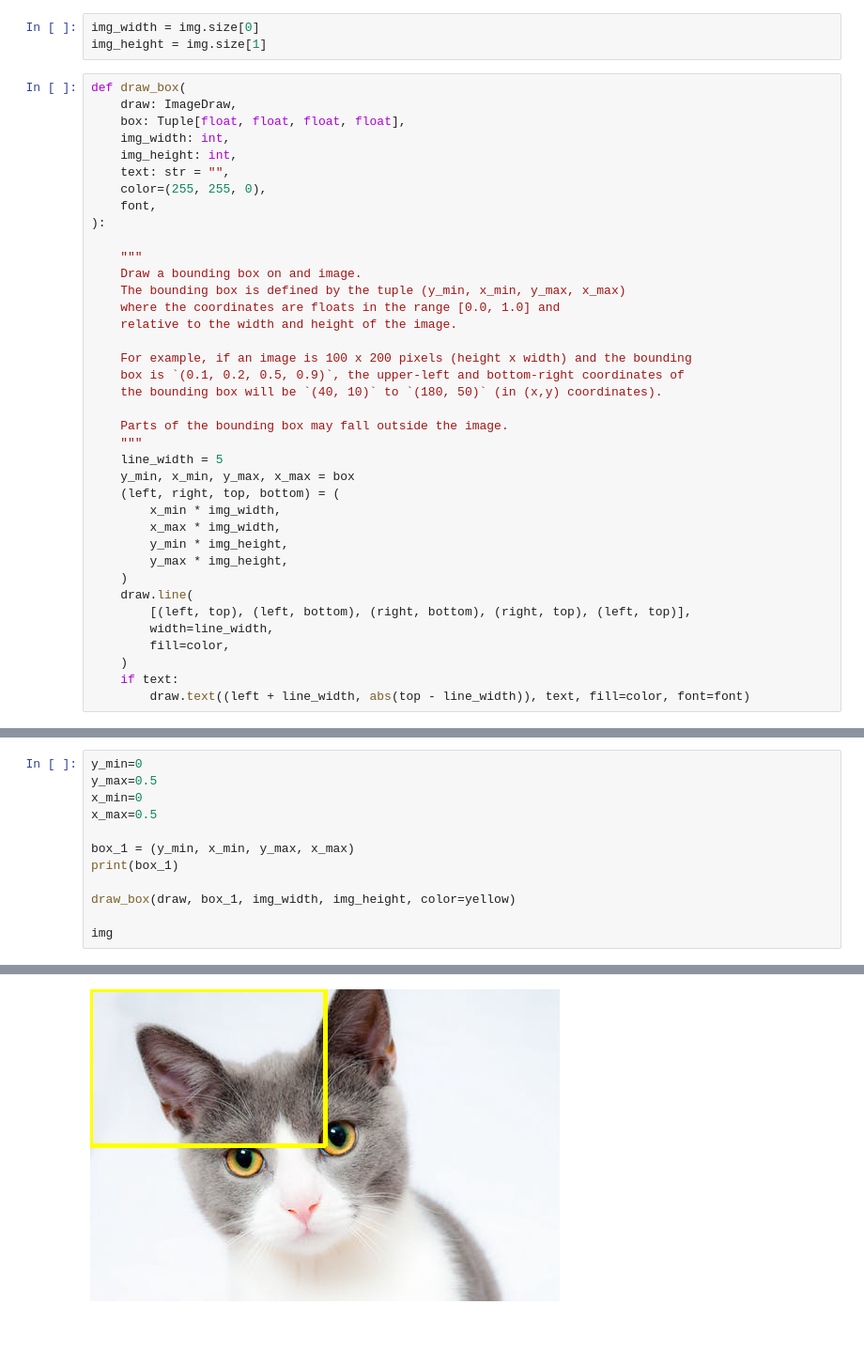
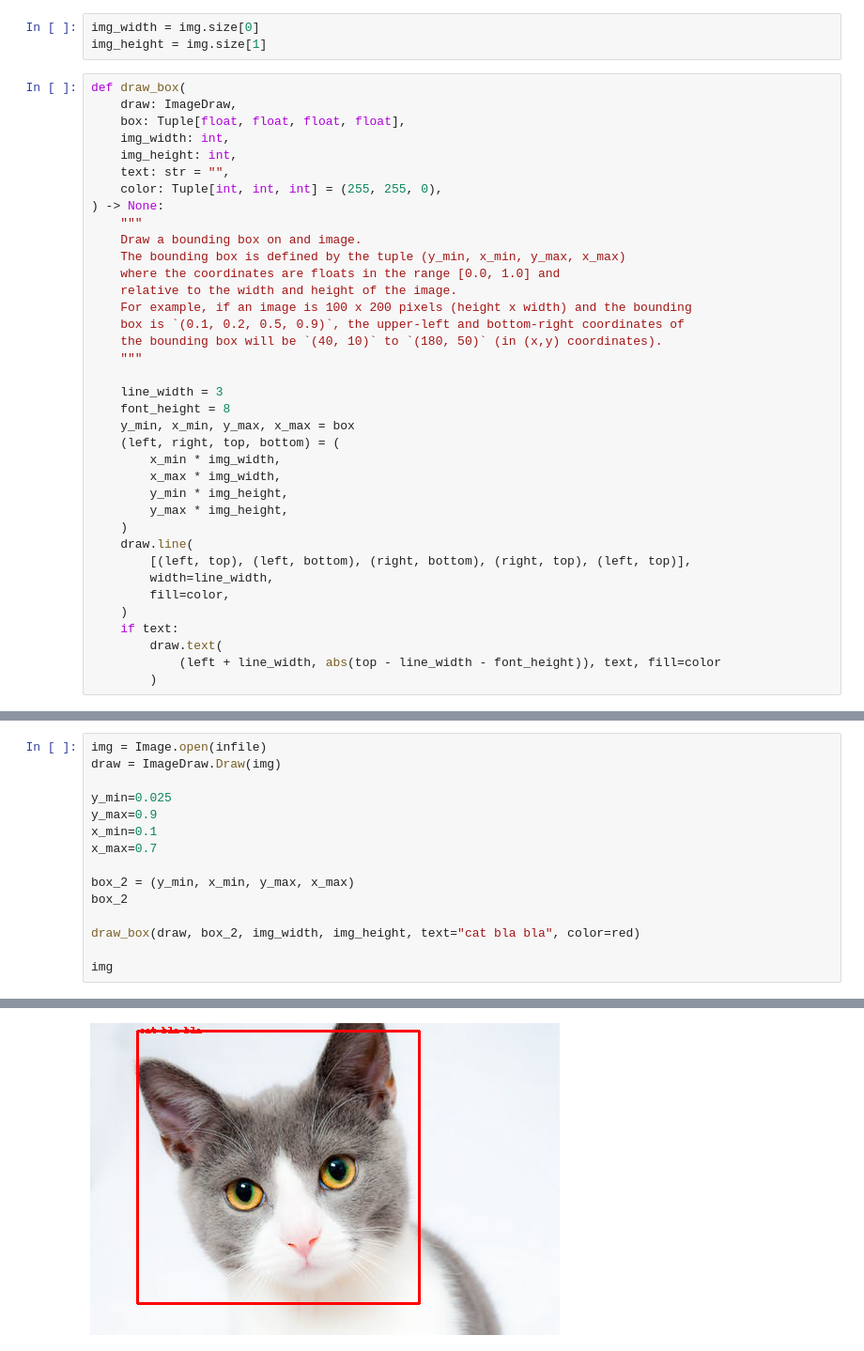
Before and after one commit to robmarkcole/Useful-python, a Jupyter notebook: Pillow/draw_box.ipynb, the cells around one changed output, grey strips where cells are left out. Shown at 94% size. Cells and saved outputs as stored; diff of their text form.

```diff
--- a/Pillow/draw_box.ipynb
+++ b/Pillow/draw_box.ipynb
@@ -28,23 +28,20 @@ def draw_box(
     img_width: int,
     img_height: int,
     text: str = "",
-    color=(255, 255, 0),
-    font,
-):
-
+    color: Tuple[int, int, int] = (255, 255, 0),
+) -> None:
     """
     Draw a bounding box on and image.
     The bounding box is defined by the tuple (y_min, x_min, y_max, x_max)
     where the coordinates are floats in the range [0.0, 1.0] and
     relative to the width and height of the image.
-
     For example, if an image is 100 x 200 pixels (height x width) and the bounding
     box is `(0.1, 0.2, 0.5, 0.9)`, the upper-left and bottom-right coordinates of
     the bounding box will be `(40, 10)` to `(180, 50)` (in (x,y) coordinates).
+    """
 
-    Parts of the bounding box may fall outside the image.
-    """
-    line_width = 5
+    line_width = 3
+    font_height = 8
     y_min, x_min, y_max, x_max = box
     (left, right, top, bottom) = (
         x_min * img_width,
@@ -58,4 +55,6 @@ def draw_box(
         fill=color,
     )
     if text:
-        draw.text((left + line_width, abs(top - line_width)), text, fill=color, font=font)
+        draw.text(
+            (left + line_width, abs(top - line_width - font_height)), text, fill=color
+        )
@@ -64,13 +61,16 @@ draw = ImageDraw.Draw(img)
 # %%
-y_min=0
-y_max=0.5
-x_min=0
-x_max=0.5
+img = Image.open(infile)
+draw = ImageDraw.Draw(img)
 
-box_1 = (y_min, x_min, y_max, x_max)
-print(box_1)
+y_min=0.025
+y_max=0.9
+x_min=0.1
+x_max=0.7
 
-draw_box(draw, box_1, img_width, img_height, color=yellow)
+box_2 = (y_min, x_min, y_max, x_max)
+box_2
+
+draw_box(draw, box_2, img_width, img_height, text="cat bla bla", color=red)
 
 img
 # %% [output]
@@ -78 +77 @@ img
-[figure, old version]
+[figure, new version]
```
Also changed, not shown: parts of 4 cells of this notebook.
